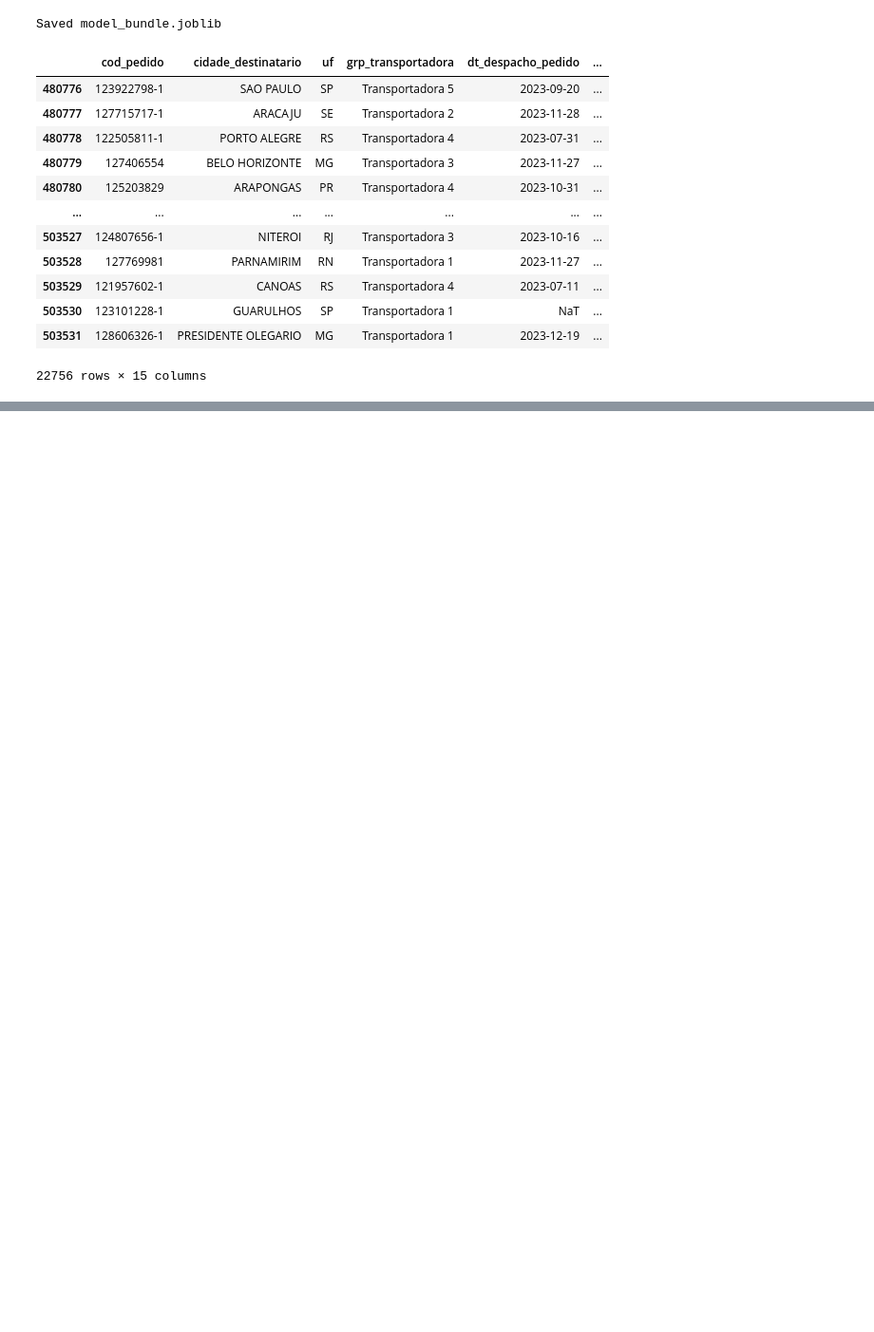
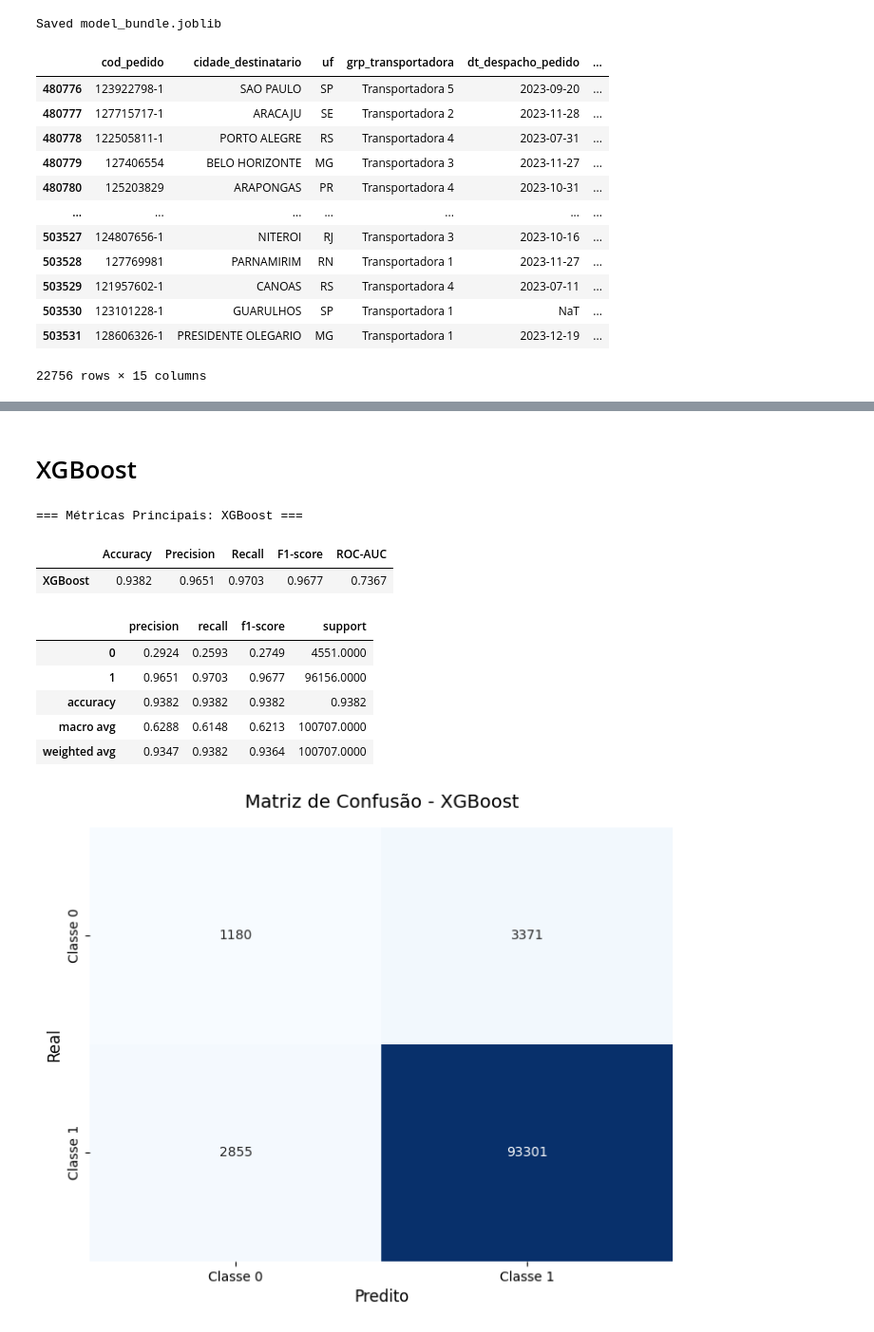
Before and after one commit to tashima42/user-experience-ciencia-de-dados, a Jupyter notebook: trabalho.ipynb, the cells around one changed output, grey strips where cells are left out. Shown at 95% size. Saved outputs shown, nothing was run; the diff lists cells and outputs as text; code cells hidden in the pictures; blank space fills up the shorter version.

```diff
--- a/trabalho.ipynb
+++ b/trabalho.ipynb
@@ -300,0 +369,64 @@ df[df['tp_performance_entrega'] == 0]
+# %% [markdown]
+# XGBoost
+# %%
+from xgboost import XGBClassifier
+
+# trata valores nulos
+imputer = SimpleImputer(strategy='median')
+X_train_clean = imputer.fit_transform(X_train)
+X_test_clean = imputer.transform(X_test)
+
+# balanceamento com SMOTE
+smote = SMOTE(random_state=42)
+X_train_balanced, y_train_balanced = smote.fit_resample(X_train_clean, y_train)
+
+# treina o XGBoost
+xgb_model = XGBClassifier(
+    n_estimators=100,
+    learning_rate=0.1,
+    max_depth=5,
+    random_state=42,
+    eval_metric='logloss'
+)
+xgb_model.fit(X_train_balanced, y_train_balanced)
+
+# predicoes
+xgb_predictions = xgb_model.predict(X_test_clean)
+xgb_proba = xgb_model.predict_proba(X_test_clean)[:, 1]
+
+print('=== Métricas Principais: XGBoost ===')
+metrics_data = {
+    'Accuracy': [accuracy_score(y_test, xgb_predictions)],
+    'Precision': [precision_score(y_test, xgb_predictions, zero_division=0)],
+    'Recall': [recall_score(y_test, xgb_predictions, zero_division=0)],
+    'F1-score': [f1_score(y_test, xgb_predictions, zero_division=0)],
+    'ROC-AUC': [roc_auc_score(y_test, xgb_proba)]
+}
+metrics_df = pd.DataFrame(metrics_data, index=['XGBoost'])
+display(metrics_df.style.format("{:.4f}").background_gradient(cmap='Blues', axis=None))
+
+# formatacao
+report_dict = classification_report(y_test, xgb_predictions, zero_division=0, output_dict=True)
+report_df = pd.DataFrame(report_dict).transpose()
+display(report_df.style.background_gradient(cmap='Blues', subset=['precision', 'recall', 'f1-score']).format("{:.4f}"))
+
+# matriz de confusao
+cm = confusion_matrix(y_test, xgb_predictions)
+plt.figure(figsize=(8, 6))
+sns.heatmap(cm, annot=True, fmt='d', cmap='Blues', cbar=False,
+            xticklabels=['Classe 0', 'Classe 1'], yticklabels=['Classe 0', 'Classe 1'])
+plt.title('Matriz de Confusão - XGBoost', fontsize=14, pad=15)
+plt.xlabel('Predito', fontsize=12)
+plt.ylabel('Real', fontsize=12)
+plt.show()
+# %% [output]
+=== Métricas Principais: XGBoost ===
+|  | Accuracy | Precision | Recall | F1-score | ROC-AUC |
+| XGBoost | 0.9382 | 0.9651 | 0.9703 | 0.9677 | 0.7367 |
+|  | precision | recall | f1-score | support |
+| 0 | 0.2924 | 0.2593 | 0.2749 | 4551.0000 |
+| 1 | 0.9651 | 0.9703 | 0.9677 | 96156.0000 |
+| accuracy | 0.9382 | 0.9382 | 0.9382 | 0.9382 |
+| macro avg | 0.6288 | 0.6148 | 0.6213 | 100707.0000 |
+| weighted avg | 0.9347 | 0.9382 | 0.9364 | 100707.0000 |
+[figure, added]
```
Also changed, not shown: parts of 7 cells of this notebook, 3 other files.
